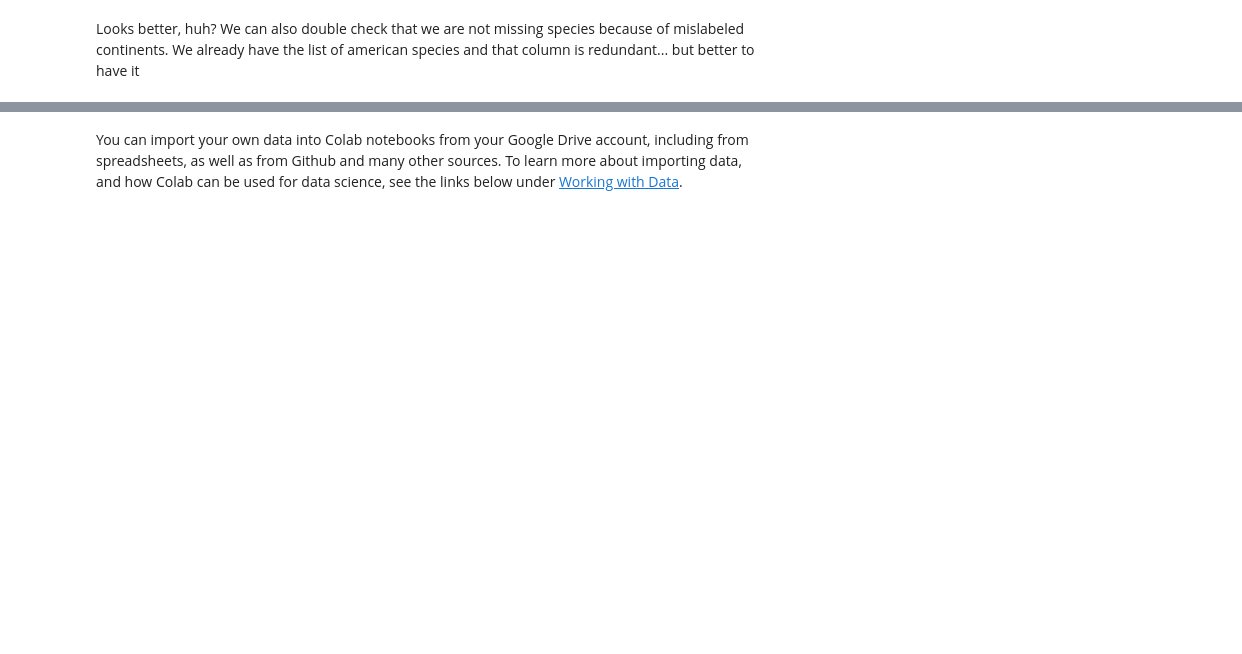
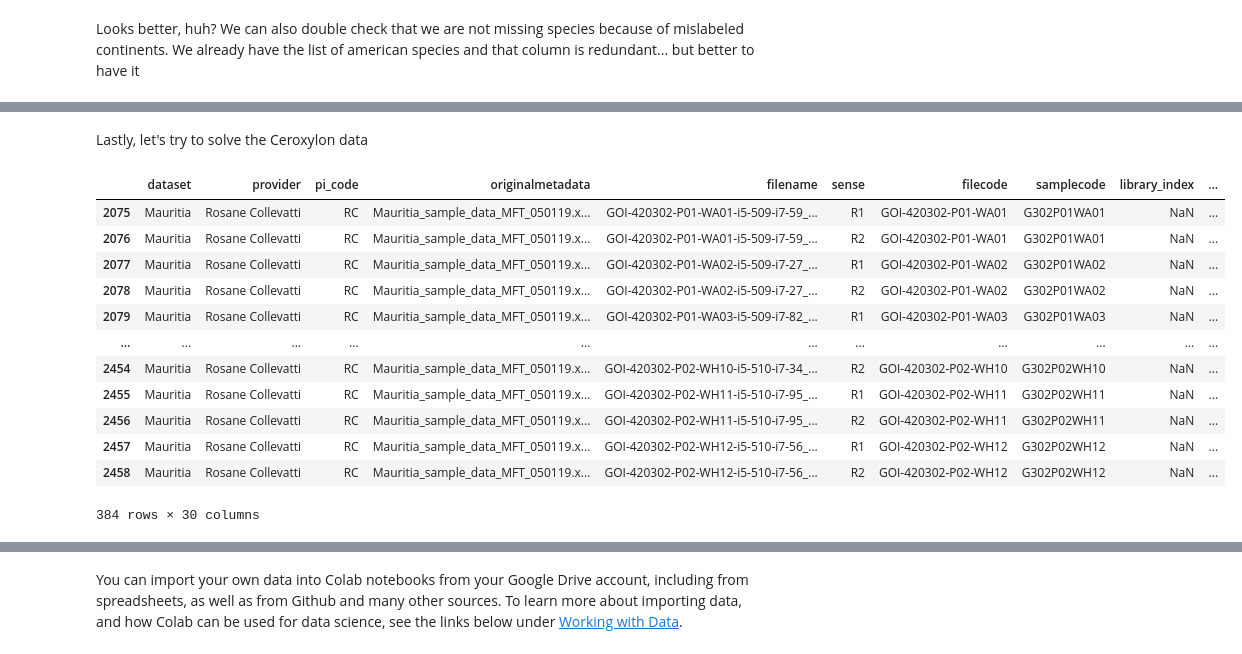
Before and after one commit to mftorres/APP, a Jupyter notebook: American_palm_data.ipynb, the cells around one changed output, grey strips where cells are left out. Cells and saved outputs as stored; diff of their text form; code cells hidden in the pictures; blank space fills up the shorter version.

```diff
--- a/American_palm_data.ipynb
+++ b/American_palm_data.ipynb
@@ -648,0 +733,19 @@ Next thing to do are the Acrocromias. First... how many species do we have until
+# %% [markdown]
+Lastly, let's try to solve the Ceroxylon data
+# %%
+# first, R. Collevatti ones
+df[(df['taxspecies'].isna()) & (df['dataset'] == 'Mauritia')]
+# %% [output]
+|  | dataset | provider | pi_code | originalmetadata | filename | sense | filecode | samplecode | library_index | ... |
+| 2075 | Mauritia | Rosane Collevatti | RC | Mauritia_sample_data_MFT_050119.x... | GOI-420302-P01-WA01-i5-509-i7-59_... | R1 | GOI-420302-P01-WA01 | G302P01WA01 | NaN | ... |
+| 2076 | Mauritia | Rosane Collevatti | RC | Mauritia_sample_data_MFT_050119.x... | GOI-420302-P01-WA01-i5-509-i7-59_... | R2 | GOI-420302-P01-WA01 | G302P01WA01 | NaN | ... |
+| 2077 | Mauritia | Rosane Collevatti | RC | Mauritia_sample_data_MFT_050119.x... | GOI-420302-P01-WA02-i5-509-i7-27_... | R1 | GOI-420302-P01-WA02 | G302P01WA02 | NaN | ... |
+| 2078 | Mauritia | Rosane Collevatti | RC | Mauritia_sample_data_MFT_050119.x... | GOI-420302-P01-WA02-i5-509-i7-27_... | R2 | GOI-420302-P01-WA02 | G302P01WA02 | NaN | ... |
+| 2079 | Mauritia | Rosane Collevatti | RC | Mauritia_sample_data_MFT_050119.x... | GOI-420302-P01-WA03-i5-509-i7-82_... | R1 | GOI-420302-P01-WA03 | G302P01WA03 | NaN | ... |
+| ... | ... | ... | ... | ... | ... | ... | ... | ... | ... | ... |
+| 2454 | Mauritia | Rosane Collevatti | RC | Mauritia_sample_data_MFT_050119.x... | GOI-420302-P02-WH10-i5-510-i7-34_... | R2 | GOI-420302-P02-WH10 | G302P02WH10 | NaN | ... |
+| 2455 | Mauritia | Rosane Collevatti | RC | Mauritia_sample_data_MFT_050119.x... | GOI-420302-P02-WH11-i5-510-i7-95_... | R1 | GOI-420302-P02-WH11 | G302P02WH11 | NaN | ... |
+| 2456 | Mauritia | Rosane Collevatti | RC | Mauritia_sample_data_MFT_050119.x... | GOI-420302-P02-WH11-i5-510-i7-95_... | R2 | GOI-420302-P02-WH11 | G302P02WH11 | NaN | ... |
+| 2457 | Mauritia | Rosane Collevatti | RC | Mauritia_sample_data_MFT_050119.x... | GOI-420302-P02-WH12-i5-510-i7-56_... | R1 | GOI-420302-P02-WH12 | G302P02WH12 | NaN | ... |
+| 2458 | Mauritia | Rosane Collevatti | RC | Mauritia_sample_data_MFT_050119.x... | GOI-420302-P02-WH12-i5-510-i7-56_... | R2 | GOI-420302-P02-WH12 | G302P02WH12 | NaN | ... |
+384 rows × 30 columns
```
Also changed, not shown: parts of 33 cells of this notebook.
